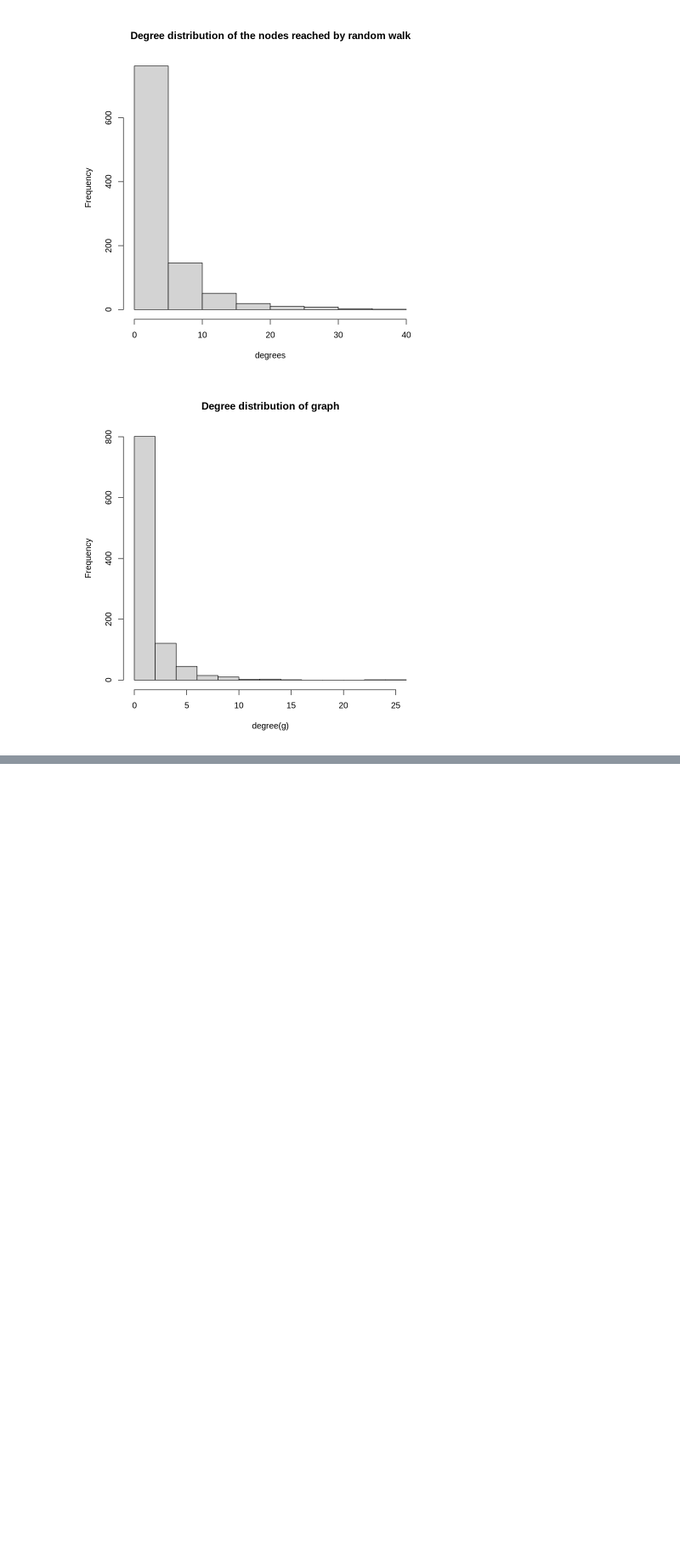
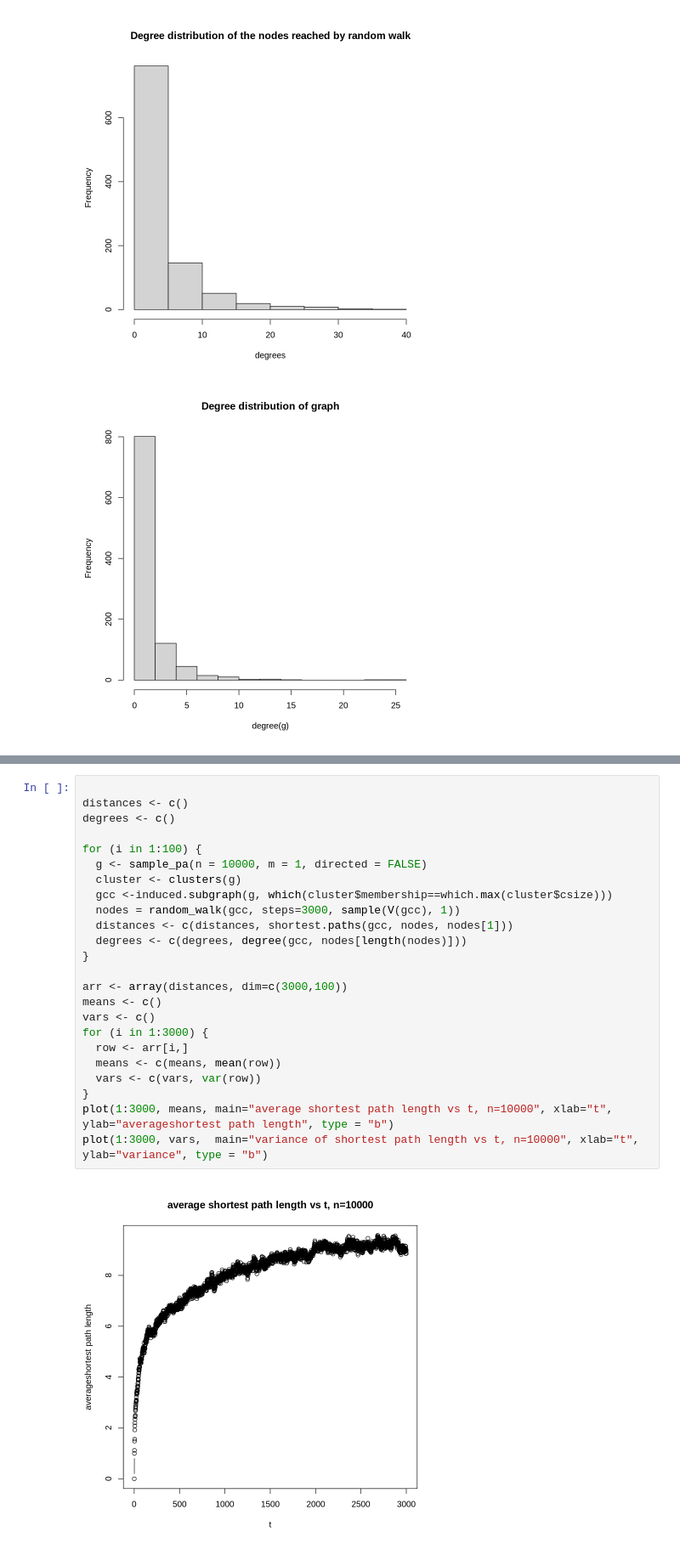
Before and after one commit to willytai/EE232E-2022-Spring, a Jupyter notebook: project1/q1_1_q2_1_q2_2.ipynb, the cells around one changed output, grey strips where cells are left out. Shown at 85% size. Cells and saved outputs as stored; diff of their text form; blank space fills up the shorter version.

```diff
--- a/project1/q1_1_q2_1_q2_2.ipynb
+++ b/project1/q1_1_q2_1_q2_2.ipynb
@@ -321,0 +310,26 @@ plot(1:50, vars,  main="variance of shortest path length vs t, n=10000", xlab="t
+# %%
+
+distances <- c()
+degrees <- c()
+
+for (i in 1:100) {
+  g <- sample_pa(n = 10000, m = 1, directed = FALSE)
+  cluster <- clusters(g)
+  gcc <-induced.subgraph(g, which(cluster$membership==which.max(cluster$csize)))
+  nodes = random_walk(gcc, steps=3000, sample(V(gcc), 1))
+  distances <- c(distances, shortest.paths(gcc, nodes, nodes[1]))
+  degrees <- c(degrees, degree(gcc, nodes[length(nodes)]))
+}
+
+arr <- array(distances, dim=c(3000,100))
+means <- c()
+vars <- c()
+for (i in 1:3000) {
+  row <- arr[i,]
+  means <- c(means, mean(row))
+  vars <- c(vars, var(row))
+}
+plot(1:3000, means, main="average shortest path length vs t, n=10000", xlab="t", ylab="averageshortest path length", type = "b")
+plot(1:3000, vars,  main="variance of shortest path length vs t, n=10000", xlab="t", ylab="variance", type = "b")
+# %% [output]
+[figure, added]
```
Also changed, not shown: parts of 4 cells of this notebook.
